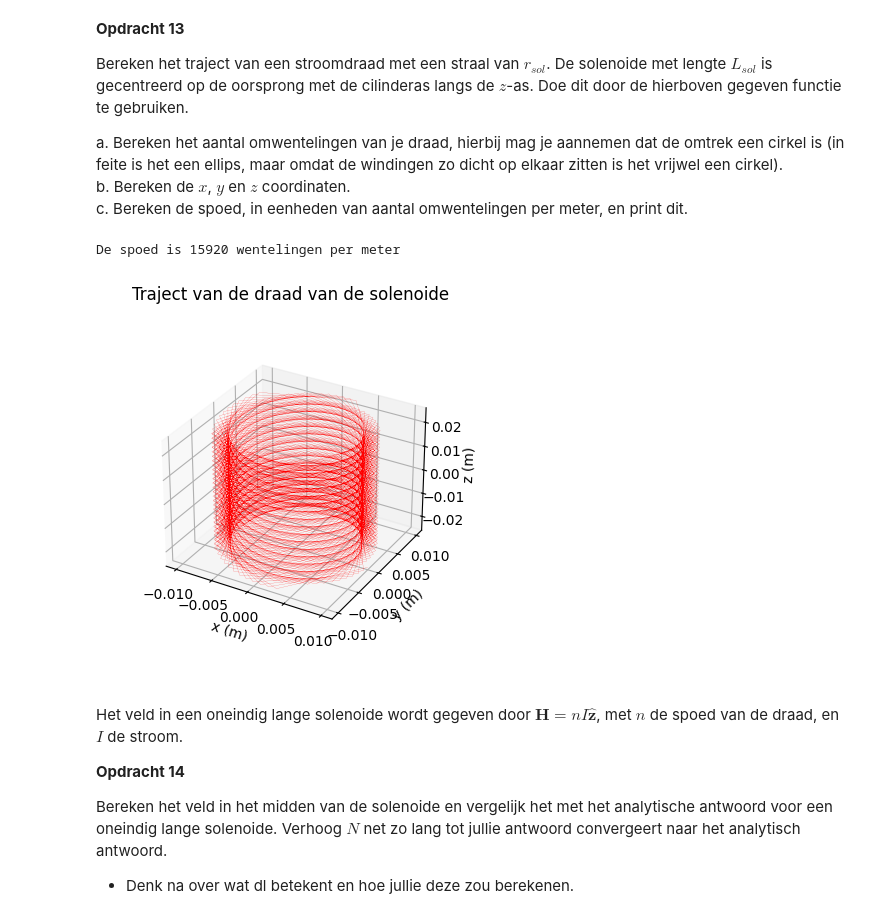
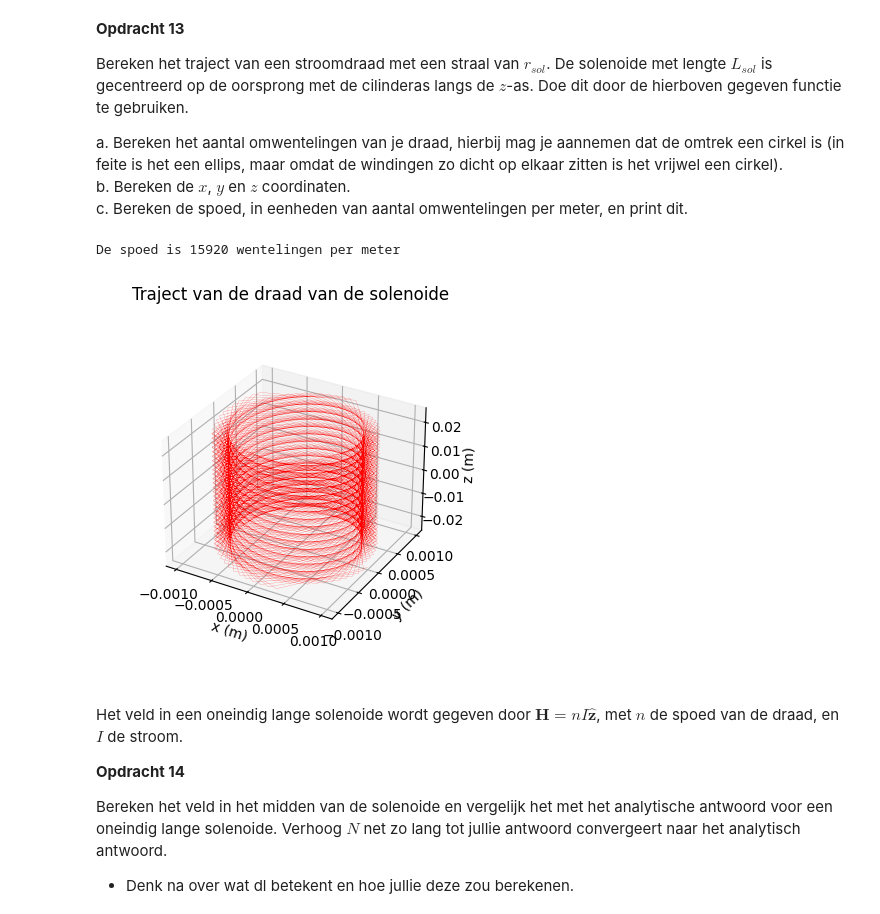
Before and after one commit to OLvanVelze/opdrachten-DEF-D-OVV, a Jupyter notebook: DigitaleOntwerpopdrachten/2KrachtactuatorOpdracht/KrachtactuatorOpdracht.ipynb, the cells around one changed output. Drawn from its saved outputs; the diff is of its cells as text; code cells hidden in the pictures.

```diff
--- a/DigitaleOntwerpopdrachten/2KrachtactuatorOpdracht/KrachtactuatorOpdracht.ipynb
+++ b/DigitaleOntwerpopdrachten/2KrachtactuatorOpdracht/KrachtactuatorOpdracht.ipynb
@@ -433,28 +447,28 @@ a. Bereken het aantal omwentelingen van je draad, hierbij mag je aannemen dat de
 b. Bereken de $x$, $y$ en $z$ coordinaten.\
 c. Bereken de spoed, in eenheden van aantal omwentelingen per meter, en print dit.
 # %%
-r_sol = 0.01 # parameter
+r_sol = 0.001 # parameter
 L_sol = 0.05 # parameter
 N = 796  # parameter, eerder bepaald
 l_draad =  5  # parameter
 
 N_punten = 1000
 
 x, y, z = parametrisatie(N_punten, r_sol, N, L_sol)
 
 
 # Enkele plots
 ax=plt.figure().add_subplot(projection='3d')
 plt.title('Traject van de draad van de solenoide')
 plt.plot(x, y, z, '-r', linewidth=0.1)
 ax.set_box_aspect(aspect=None, zoom=0.8)
 ax.set_xlabel('x (m)'), ax.set_ylabel('y (m)'), ax.set_zlabel('z (m)')
 
 spoed = N / L_sol
 print(f"De spoed is {spoed:.0f} wentelingen per meter")
 # %% [output]
 De spoed is 15920 wentelingen per meter
-[figure, old version]
+[figure, new version]
 # %% [markdown]
 Het veld in een oneindig lange solenoide wordt gegeven door $\mathbf{H} = n I \hat{\mathbf{z}}$, met $n$ de spoed van de draad, en $I$ de stroom.
 
```
Also changed, not shown: parts of 5 cells of this notebook.
